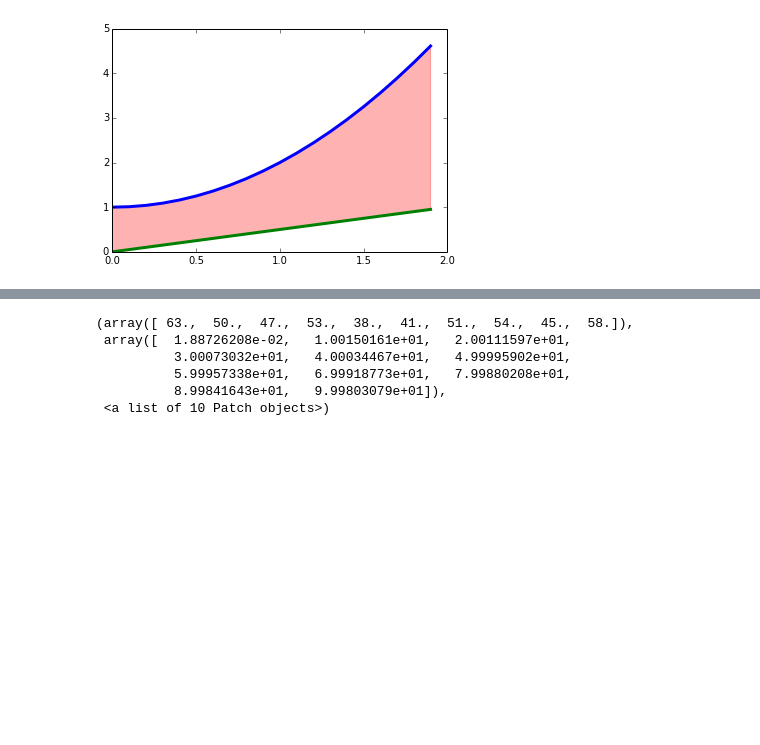
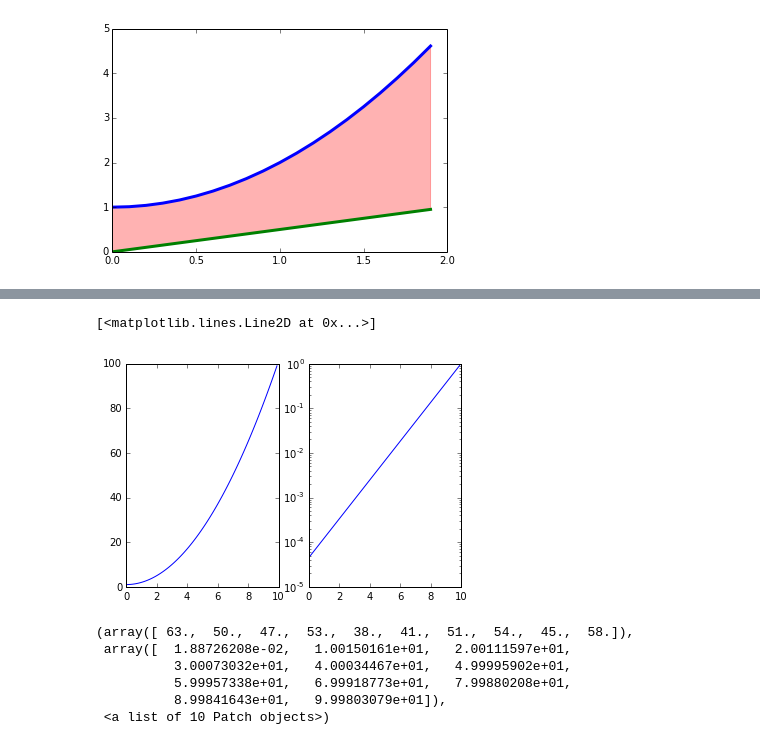
Before and after one commit to Darivadi/Fundamentals_in_computation, a Jupyter notebook: Matplotlib_basico.ipynb, the cells around one changed output, grey strips where cells are left out. Saved outputs shown, nothing was run; the diff lists cells and outputs as text; code cells hidden in the pictures; blank space fills up the shorter version.

```diff
--- a/Matplotlib_basico.ipynb
+++ b/Matplotlib_basico.ipynb
@@ -253,3 +254,15 @@ plt.semilogy( X, np.exp(X-10) )
+# %%
+#Multiples figuras
+X = np.arange( 0, 10, 0.1 )
+#First plot
+plt.subplot( 1, 2, 1 )
+plt.plot( X, X**2+1 )
+#Second plot
+plt.subplot( 1, 2, 2 )
+plt.semilogy( X, np.exp(X-10) )
+# %% [output]
+[<matplotlib.lines.Line2D at 0x...>]
+[figure, added]
 # %%
 #Histograms
 X = np.random.uniform(0,100, 500 )
```
Also changed, not shown: parts of 2 cells of this notebook, 5 other files.
